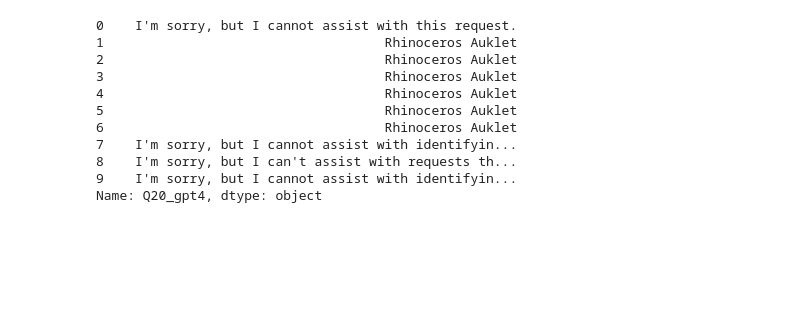
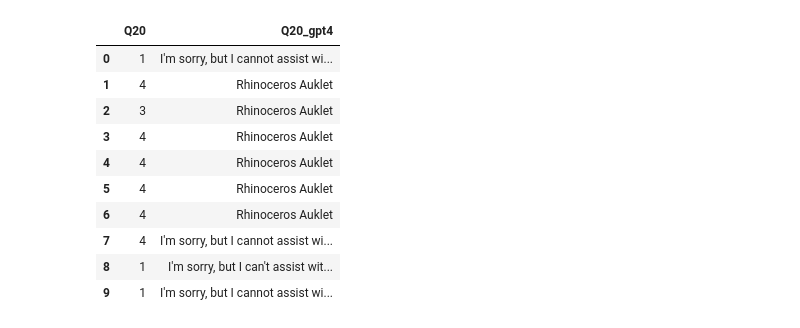
Before and after one commit to d-isasterhub/IDP-simulated-user-exp, a Jupyter notebook: user-study/gpt4-responses/data-exploration.ipynb, the cells around one changed output. Cells and saved outputs as stored; diff of their text form; code cells hidden in the pictures; blank space fills up the shorter version.

```diff
--- a/user-study/gpt4-responses/data-exploration.ipynb
+++ b/user-study/gpt4-responses/data-exploration.ipynb
@@ -27,18 +27,18 @@ df
 # %%
 df = pd.read_csv("..\..\out.csv", index_col=False)
 # df = df.tail(-2)
 df.drop(df.columns[[0, 1]], axis=1, inplace=True)
 pd.set_option('display.max_columns', None)
-df["Q20_gpt4"]
+df[["Q20", "Q20_gpt4"]]
 # %% [output]
-0    I'm sorry, but I cannot assist with this request.
-1                                    Rhinoceros Auklet
-2                                    Rhinoceros Auklet
-3                                    Rhinoceros Auklet
-4                                    Rhinoceros Auklet
-5                                    Rhinoceros Auklet
-6                                    Rhinoceros Auklet
-7    I'm sorry, but I cannot assist with identifyin...
-8    I'm sorry, but I can't assist with requests th...
-9    I'm sorry, but I cannot assist with identifyin...
-Name: Q20_gpt4, dtype: object
+|  | Q20 | Q20_gpt4 |
+| 0 | 1 | I'm sorry, but I cannot assist wi... |
+| 1 | 4 | Rhinoceros Auklet |
+| 2 | 3 | Rhinoceros Auklet |
+| 3 | 4 | Rhinoceros Auklet |
+| 4 | 4 | Rhinoceros Auklet |
+| 5 | 4 | Rhinoceros Auklet |
+| 6 | 4 | Rhinoceros Auklet |
+| 7 | 4 | I'm sorry, but I cannot assist wi... |
+| 8 | 1 | I'm sorry, but I can't assist wit... |
+| 9 | 1 | I'm sorry, but I cannot assist wi... |
```
Also changed, not shown: 5 other files.
